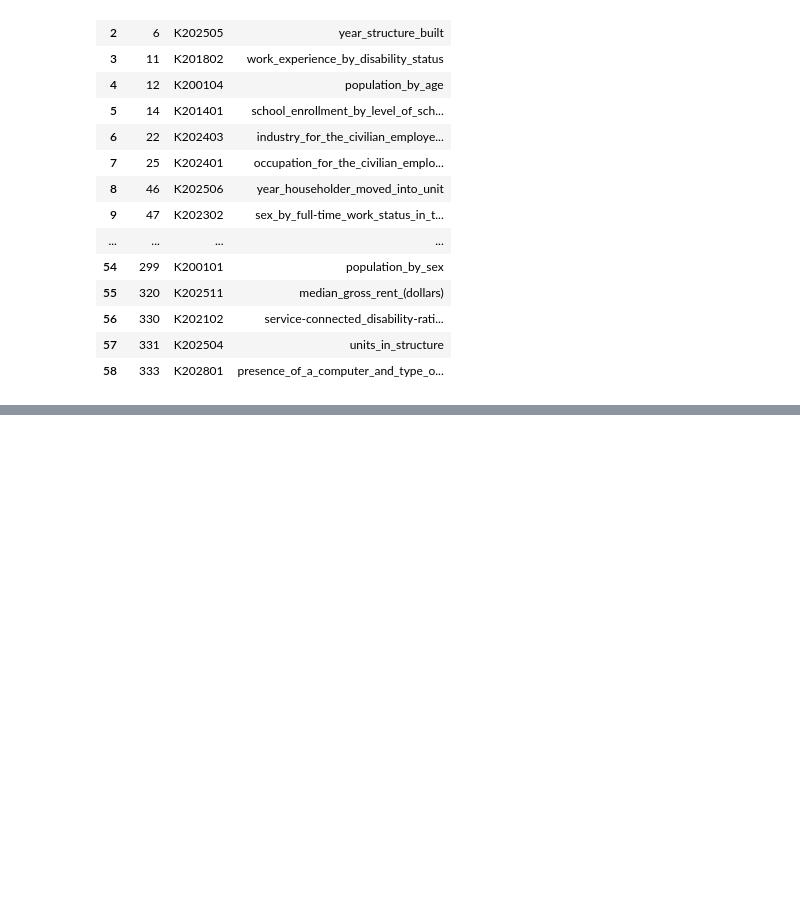
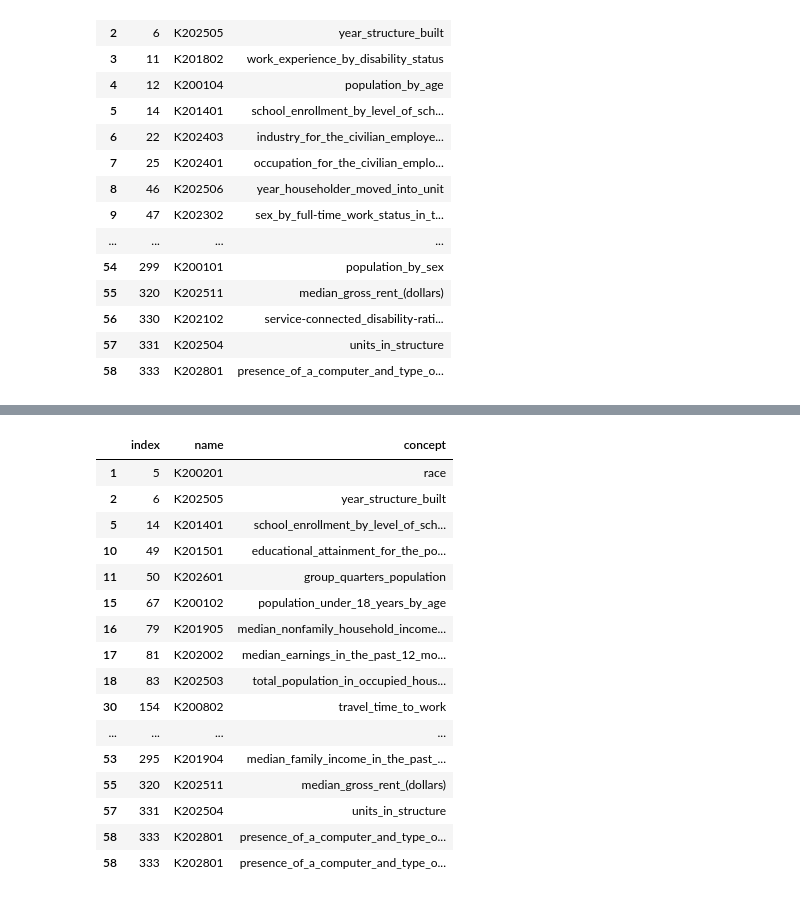
Before and after one commit to hector-torres/DemographicResearch, a Jupyter notebook: census_bureau_acs_table_crosswalk.ipynb, the cells around one changed output, grey strips where cells are left out. Saved outputs shown, nothing was run; the diff lists cells and outputs as text; code cells hidden in the pictures; blank space fills up the shorter version.

```diff
--- a/census_bureau_acs_table_crosswalk.ipynb
+++ b/census_bureau_acs_table_crosswalk.ipynb
@@ -54,0 +84,21 @@ acsse_tables
+# %%
+matching_acsse_tables = acsse_tables.iloc[matching_acsse_index_list]
+matching_acsse_tables
+# %% [output]
+|  | index | name | concept |
+| 1 | 5 | K200201 | race |
+| 2 | 6 | K202505 | year_structure_built |
+| 5 | 14 | K201401 | school_enrollment_by_level_of_sch... |
+| 10 | 49 | K201501 | educational_attainment_for_the_po... |
+| 11 | 50 | K202601 | group_quarters_population |
+| 15 | 67 | K200102 | population_under_18_years_by_age |
+| 16 | 79 | K201905 | median_nonfamily_household_income... |
+| 17 | 81 | K202002 | median_earnings_in_the_past_12_mo... |
+| 18 | 83 | K202503 | total_population_in_occupied_hous... |
+| 30 | 154 | K200802 | travel_time_to_work |
+| ... | ... | ... | ... |
+| 53 | 295 | K201904 | median_family_income_in_the_past_... |
+| 55 | 320 | K202511 | median_gross_rent_(dollars) |
+| 57 | 331 | K202504 | units_in_structure |
+| 58 | 333 | K202801 | presence_of_a_computer_and_type_o... |
+| 58 | 333 | K202801 | presence_of_a_computer_and_type_o... |
```
Also changed, not shown: parts of 2 cells of this notebook.
